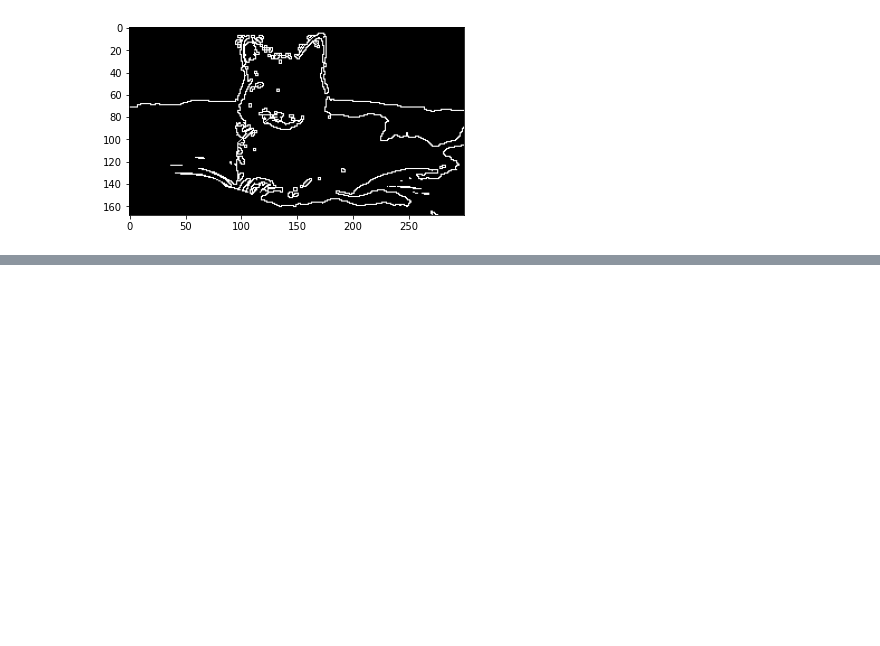
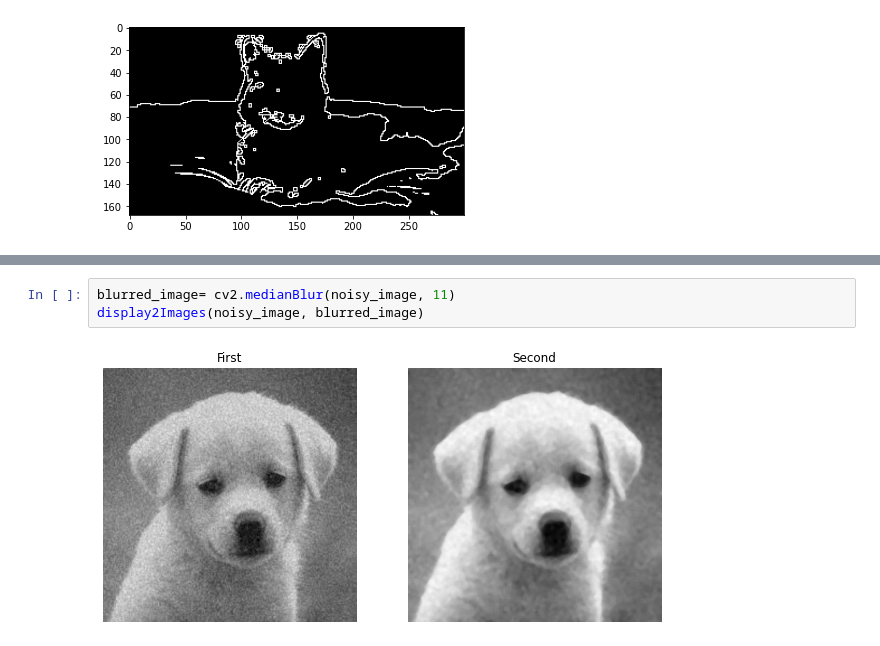
Before and after one commit to seif7666/OpenCV-Sessions, a Jupyter notebook: Session1/Session1.ipynb, the cells around one changed output, grey strips where cells are left out. Drawn from its saved outputs; the diff is of its cells as text; blank space fills up the shorter version.

```diff
--- a/Session1/Session1.ipynb
+++ b/Session1/Session1.ipynb
@@ -329,0 +328,5 @@ displayImage(adaptive_thresh2)
+# %%
+blurred_image= cv2.medianBlur(noisy_image, 11)
+display2Images(noisy_image, blurred_image)
+# %% [output]
+[figure, added]
```
Also changed, not shown: parts of 12 cells of this notebook, 4 other files.
